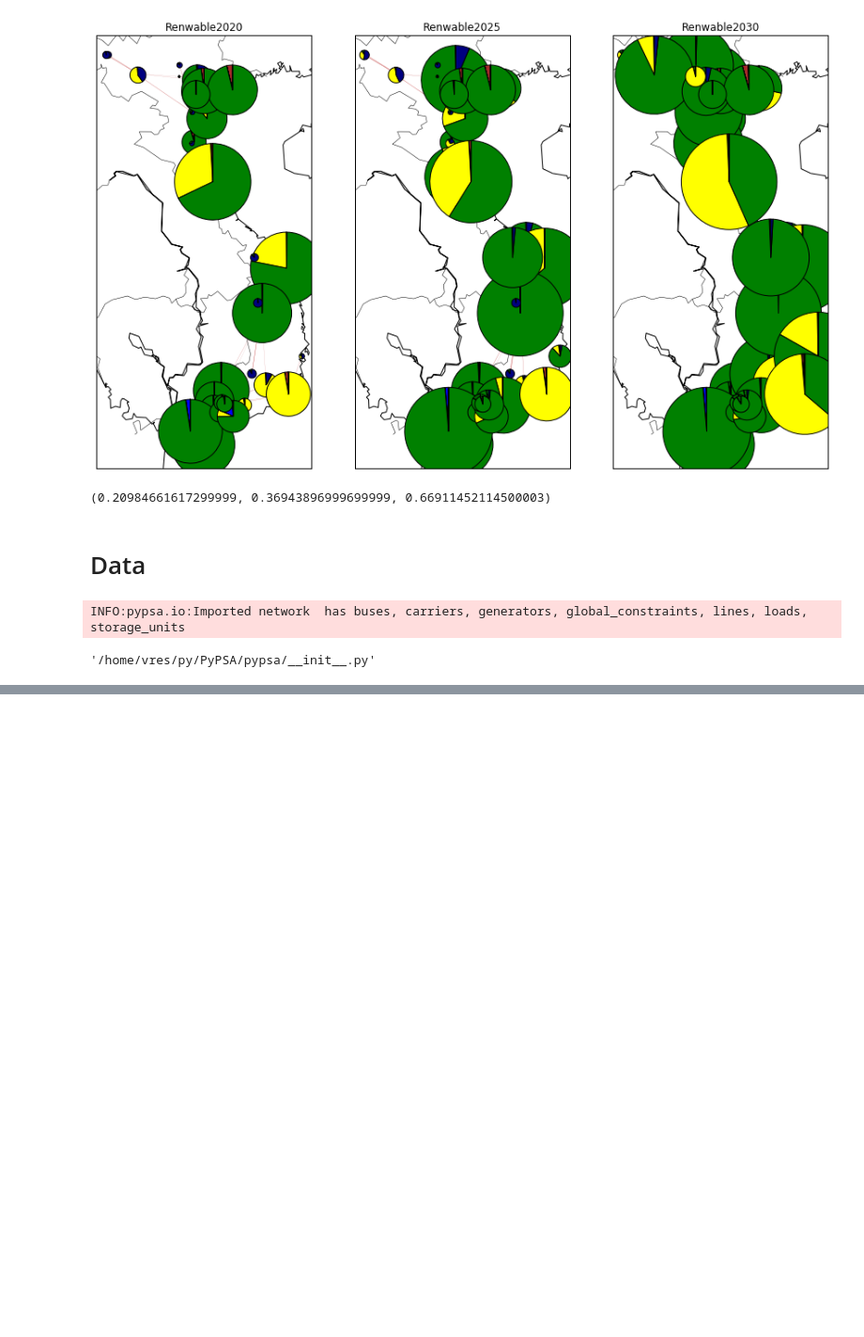
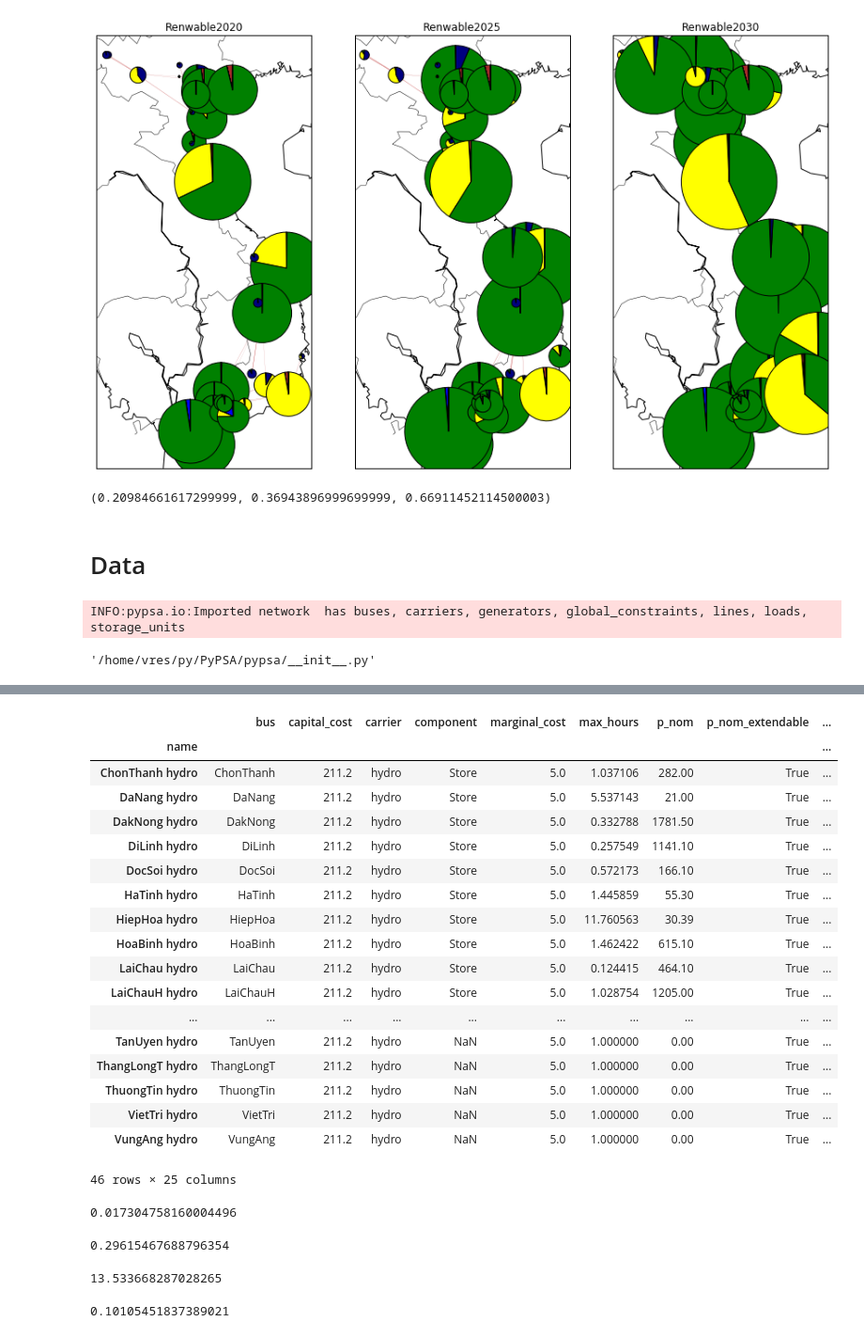
Before and after one commit to alexfias/ReVietSys, a Jupyter notebook: analysis.ipynb, the cells around one changed output, grey strips where cells are left out. Shown at 94% size. Cells and saved outputs as stored; diff of their text form; code cells hidden in the pictures; blank space fills up the shorter version.

```diff
--- a/analysis.ipynb
+++ b/analysis.ipynb
@@ -356,0 +421,38 @@ pypsa.__file__
+# %%
+n3_dev.storage_units
+# %% [output]
+|  | bus | capital_cost | carrier | component | marginal_cost | max_hours | p_nom | p_nom_extendable | ... |
+| name |  |  |  |  |  |  |  |  | ... |
+| ChonThanh hydro | ChonThanh | 211.2 | hydro | Store | 5.0 | 1.037106 | 282.00 | True | ... |
+| DaNang hydro | DaNang | 211.2 | hydro | Store | 5.0 | 5.537143 | 21.00 | True | ... |
+| DakNong hydro | DakNong | 211.2 | hydro | Store | 5.0 | 0.332788 | 1781.50 | True | ... |
+| DiLinh hydro | DiLinh | 211.2 | hydro | Store | 5.0 | 0.257549 | 1141.10 | True | ... |
+| DocSoi hydro | DocSoi | 211.2 | hydro | Store | 5.0 | 0.572173 | 166.10 | True | ... |
+| HaTinh hydro | HaTinh | 211.2 | hydro | Store | 5.0 | 1.445859 | 55.30 | True | ... |
+| HiepHoa hydro | HiepHoa | 211.2 | hydro | Store | 5.0 | 11.760563 | 30.39 | True | ... |
+| HoaBinh hydro | HoaBinh | 211.2 | hydro | Store | 5.0 | 1.462422 | 615.10 | True | ... |
+| LaiChau hydro | LaiChau | 211.2 | hydro | Store | 5.0 | 0.124415 | 464.10 | True | ... |
+| LaiChauH hydro | LaiChauH | 211.2 | hydro | Store | 5.0 | 1.028754 | 1205.00 | True | ... |
+| ... | ... | ... | ... | ... | ... | ... | ... | ... | ... |
+| TanUyen hydro | TanUyen | 211.2 | hydro | NaN | 5.0 | 1.000000 | 0.00 | True | ... |
+| ThangLongT hydro | ThangLongT | 211.2 | hydro | NaN | 5.0 | 1.000000 | 0.00 | True | ... |
+| ThuongTin hydro | ThuongTin | 211.2 | hydro | NaN | 5.0 | 1.000000 | 0.00 | True | ... |
+| VietTri hydro | VietTri | 211.2 | hydro | NaN | 5.0 | 1.000000 | 0.00 | True | ... |
+| VungAng hydro | VungAng | 211.2 | hydro | NaN | 5.0 | 1.000000 | 0.00 | True | ... |
+46 rows × 25 columns
+# %%
+(n3_dev.generators['capital_cost'] * n3_dev.generators.p_nom_opt).sum() / 1e9
+# %% [output]
+0.017304758160004496
+# %%
+(n3_ren.generators['capital_cost'] * n3_ren.generators.p_nom_opt).sum() / 1e9
+# %% [output]
+0.29615467688796354
+# %%
+(n3_dev.generators['marginal_cost'] * n3_dev.generators_t.p).sum(axis=0).sum() / 1e9
+# %% [output]
+13.533668287028265
+# %%
+(n3_ren.generators['marginal_cost'] * n3_ren.generators_t.p).sum(axis=0).sum() / 1e9
+# %% [output]
+0.10105451837389021
```
Also changed, not shown: parts of 9 cells of this notebook, 56 other files.
